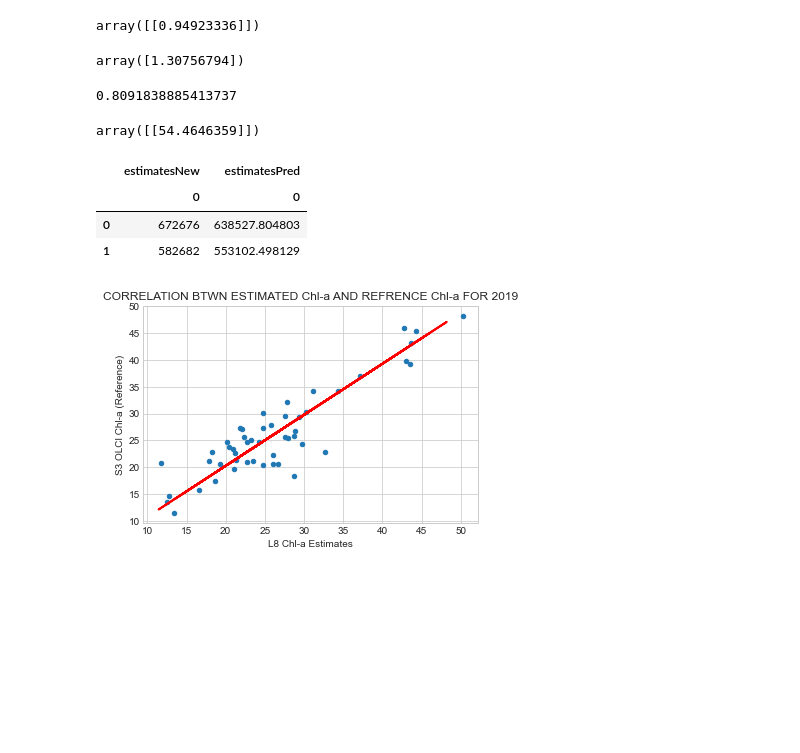
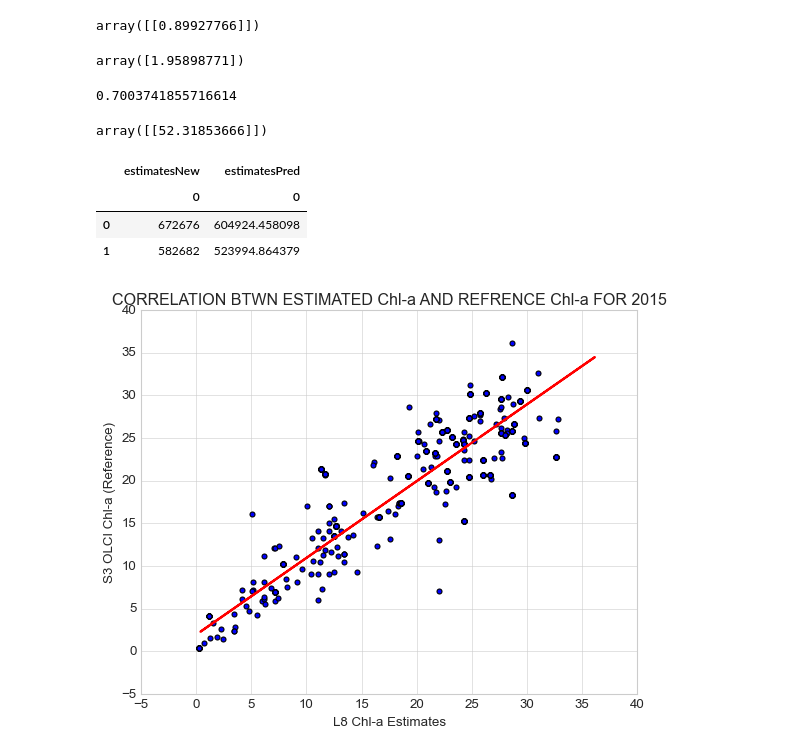
Before and after one commit to OkomoJacob/FinalYearProject, a Jupyter notebook: ModelsAlgorithmsCodes/6.Accurcay Assesment/Chl-a/correlationChlA.ipynb, the cells around one changed output. Cells and saved outputs as stored; diff of their text form; code cells hidden in the pictures; blank space fills up the shorter version.

```diff
--- a/ModelsAlgorithmsCodes/6.Accurcay Assesment/Chl-a/correlationChlA.ipynb
+++ b/ModelsAlgorithmsCodes/6.Accurcay Assesment/Chl-a/correlationChlA.ipynb
@@ -7,7 +7,7 @@ style.use('seaborn-whitegrid')
 import pandas as pd
 import numpy as np
 # %%
-data = pd.read_csv('D:/STUDY/4.GIS/G I S 4.2/0.Project/ModelsAlgorithmsCodes/6.Accurcay Assesment/Chl-a/Correlation2019.csv', index_col = 0)
+data = pd.read_csv('D:/STUDY/4.GIS/G I S 4.2/0.Project/ModelsAlgorithmsCodes/6.Accurcay Assesment/Chl-a/Correlation2015.csv', index_col = 0)
 data.shape
 data.dropna(inplace = True)
 data.head(3)
@@ -43,16 +43,16 @@ model = lm.fit(estimates, reference)
 # %%
 model.coef_
 # %% [output]
-array([[0.94923336]])
+array([[0.89927766]])
 # %%
 model.intercept_
 # %% [output]
-array([1.30756794])
+array([1.95898771])
 # %%
 # Model Evaluation
 model.score(estimates, reference)
 # %% [output]
-0.8091838885413737
+0.7003741855716614
 # %%
 # Predict new value of price
 estimatesNew = 56
@@ -60,7 +60,7 @@ estimatesNew = np.array(estimatesNew).reshape(1, -1)
 estimatesPred = model.predict(estimatesNew)
 estimatesPred
 # %% [output]
-array([[54.4646359]])
+array([[52.31853666]])
 # %%
 # Predict more values
 X = ([672676, 582682])
@@ -72,17 +72,17 @@ df
 # %% [output]
 |  | estimatesNew | estimatesPred |
 |  | 0 | 0 |
-| 0 | 672676 | 638527.804803 |
-| 1 | 582682 | 553102.498129 |
+| 0 | 672676 | 604924.458098 |
+| 1 | 582682 | 523994.864379 |
 # %%
 # Visualize the results
 
 #data.plot(kind = "scatter", x = 'L8 Chl-a Estimates', y = "S3 OLCI Chl-a (Reference)")
 data.plot(kind = "scatter", x = 'L8 Chl-a Estimates', y = "S3 OLCI Chl-a (Reference)")
 # Regression line
 plt.plot(estimates, model.predict(estimates), color = "red", linewidth = 2)
 #plt.legend(loc='best',fancybox=True, framealpha=1, shadow=True, borderpad=1)
-plt.title("CORRELATION BTWN ESTIMATED Chl-a AND REFRENCE Chl-a FOR 2019")
+plt.title("CORRELATION BTWN ESTIMATED Chl-a AND REFRENCE Chl-a FOR 2015")
 plt.show()
 # %% [output]
-[figure, old version]
+[figure, new version]
```
Also changed, not shown: parts of 3 cells of this notebook.
